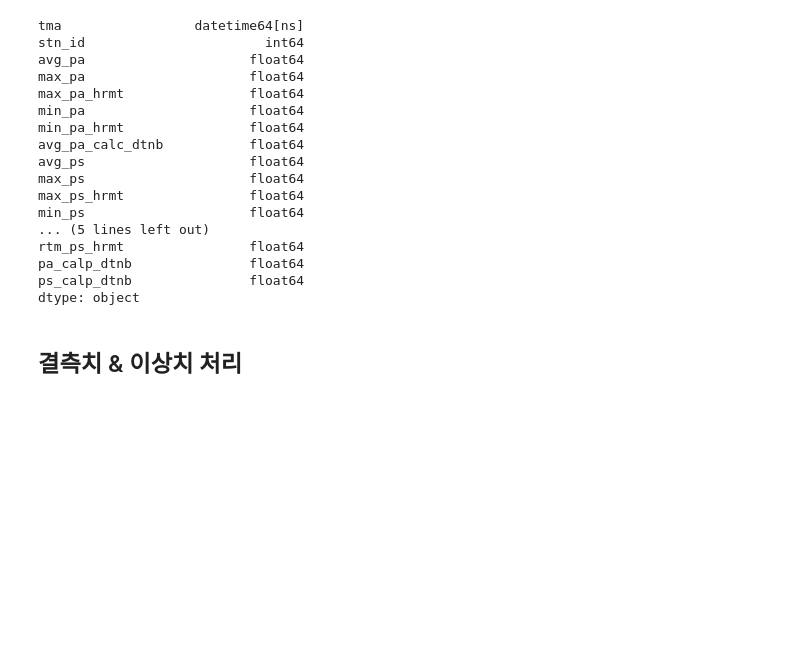
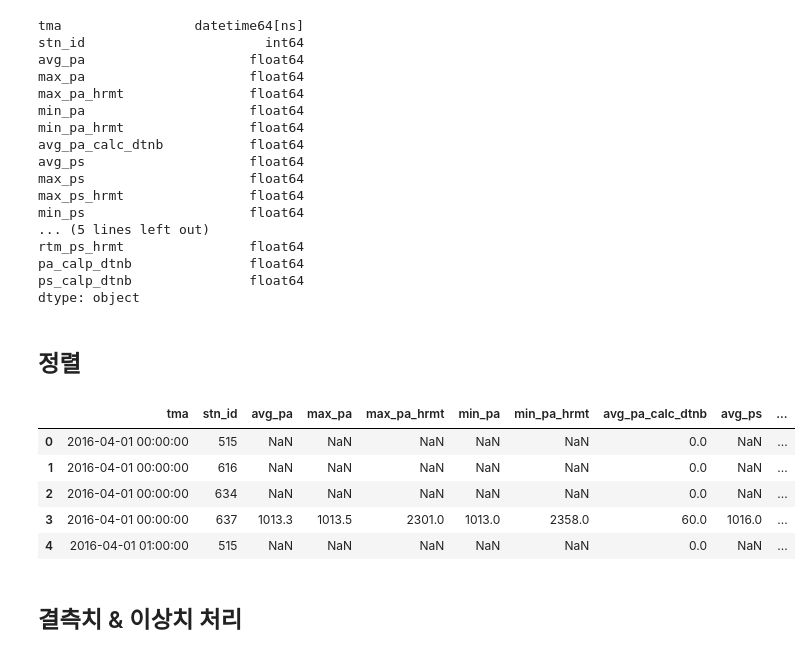
Before and after one commit to ek-koh/2020-Weather-Bigdata-Contest, a Jupyter notebook: Weather-Bigdata-Contest/preprocessing/AWS_data.ipynb, the cells around one changed output. Drawn from its saved outputs; the diff is of its cells as text; code cells hidden in the pictures; blank space fills up the shorter version.

```diff
--- a/Weather-Bigdata-Contest/preprocessing/AWS_data.ipynb
+++ b/Weather-Bigdata-Contest/preprocessing/AWS_data.ipynb
@@ -549,6 +549,18 @@ rtm_ps_hrmt                float64
 pa_calp_dtnb               float64
 ps_calp_dtnb               float64
 dtype: object
+# %% [markdown]
+## 정렬
+# %%
+prsr = sort_by(prsr, ['tma', 'stn_id'])
+prsr.head()
+# %% [output]
+|  | tma | stn_id | avg_pa | max_pa | max_pa_hrmt | min_pa | min_pa_hrmt | avg_pa_calc_dtnb | avg_ps | ... |
+| 0 | 2016-04-01 00:00:00 | 515 | NaN | NaN | NaN | NaN | NaN | 0.0 | NaN | ... |
+| 1 | 2016-04-01 00:00:00 | 616 | NaN | NaN | NaN | NaN | NaN | 0.0 | NaN | ... |
+| 2 | 2016-04-01 00:00:00 | 634 | NaN | NaN | NaN | NaN | NaN | 0.0 | NaN | ... |
+| 3 | 2016-04-01 00:00:00 | 637 | 1013.3 | 1013.5 | 2301.0 | 1013.0 | 2358.0 | 60.0 | 1016.0 | ... |
+| 4 | 2016-04-01 01:00:00 | 515 | NaN | NaN | NaN | NaN | NaN | 0.0 | NaN | ... |
 # %% [markdown]
 ## 결측치 & 이상치 처리
 # %%
```
Also changed, not shown: parts of 5 cells of this notebook, 1 other file.
